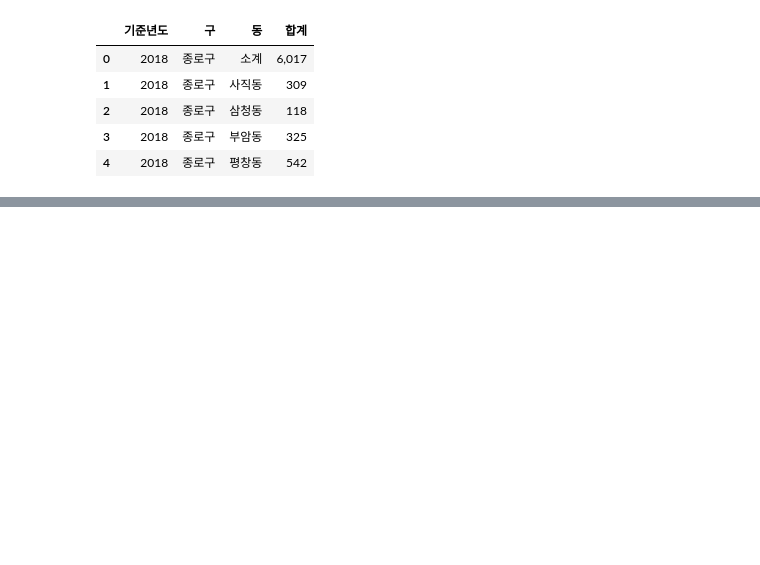
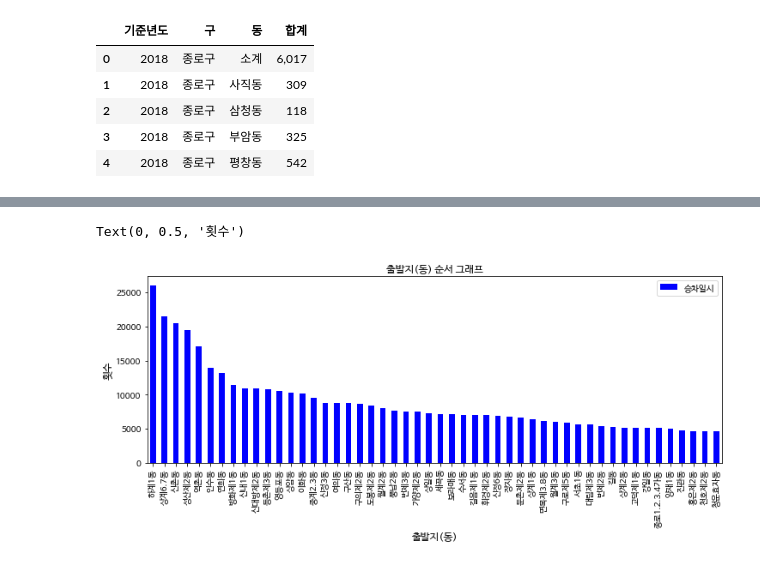
Before and after one commit to noc1992/Python_alone, a Jupyter notebook: alone/mini2_visualize.ipynb, the cells around one changed output, grey strips where cells are left out. Saved outputs shown, nothing was run; the diff lists cells and outputs as text; code cells hidden in the pictures; blank space fills up the shorter version.

```diff
--- a/alone/mini2_visualize.ipynb
+++ b/alone/mini2_visualize.ipynb
@@ -61,3 +67,5 @@ dis.head()
 | 4 | 2018 | 종로구 | 평창동 | 542 |
 # %%
 start = pd.DataFrame(txi.groupby('출발지(구)')['출발지(동)'].count().sort_values(ascending=False))
+# %%
+start_dong = pd.DataFrame(txi.groupby( '출발지(동)')['승차일시'].count().sort_values(ascending=False))
@@ -71,3 +89,10 @@ Text(0, 0.5, '출발지(동)')
+# %%
+sta_ax1 = start_dong.head(50).plot(kind='bar', title='출발지(동) 순서 그래프', figsize=(12, 4), legend=True, fontsize=10, color='blue')
+sta_ax1.set_xlabel('출발지(동)', fontsize=12)
+sta_ax1.set_ylabel('횟수', fontsize=12)
+# %% [output]
+Text(0, 0.5, '횟수')
+[figure, added]
 # %%
 arrive =  pd.DataFrame(txi.groupby('목적지(구)')['목적지(동)'].count().sort_values(ascending=False))
 # %%
```
Also changed, not shown: parts of 52 cells of this notebook.
